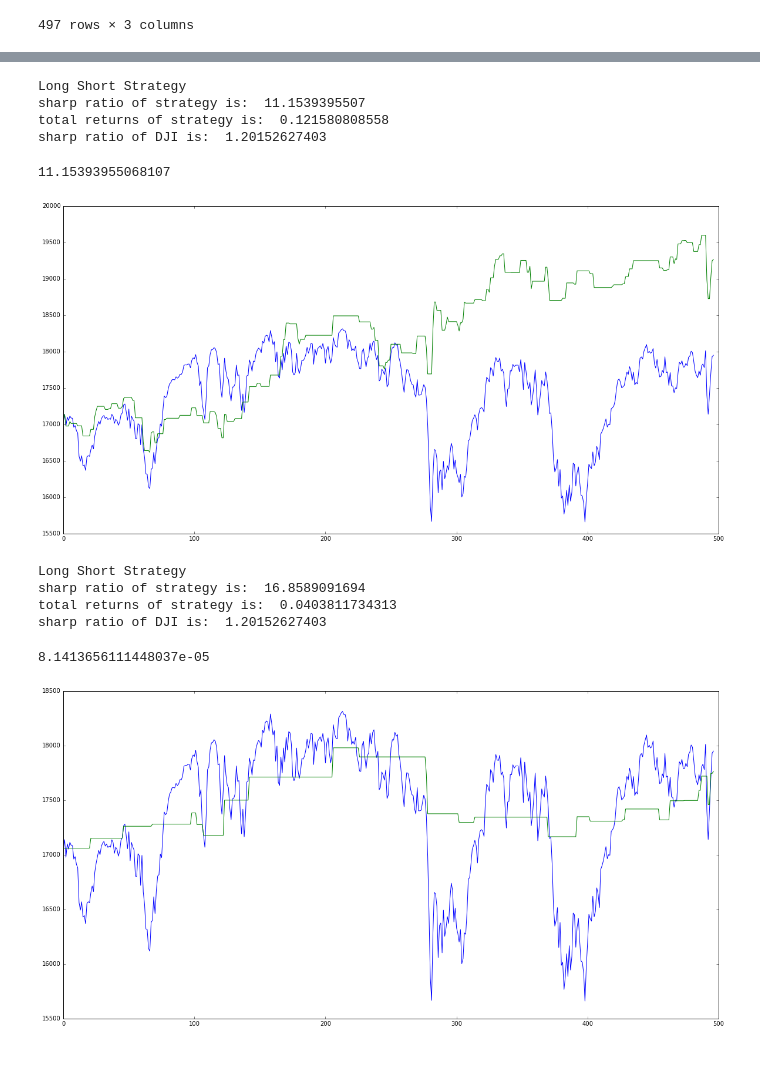
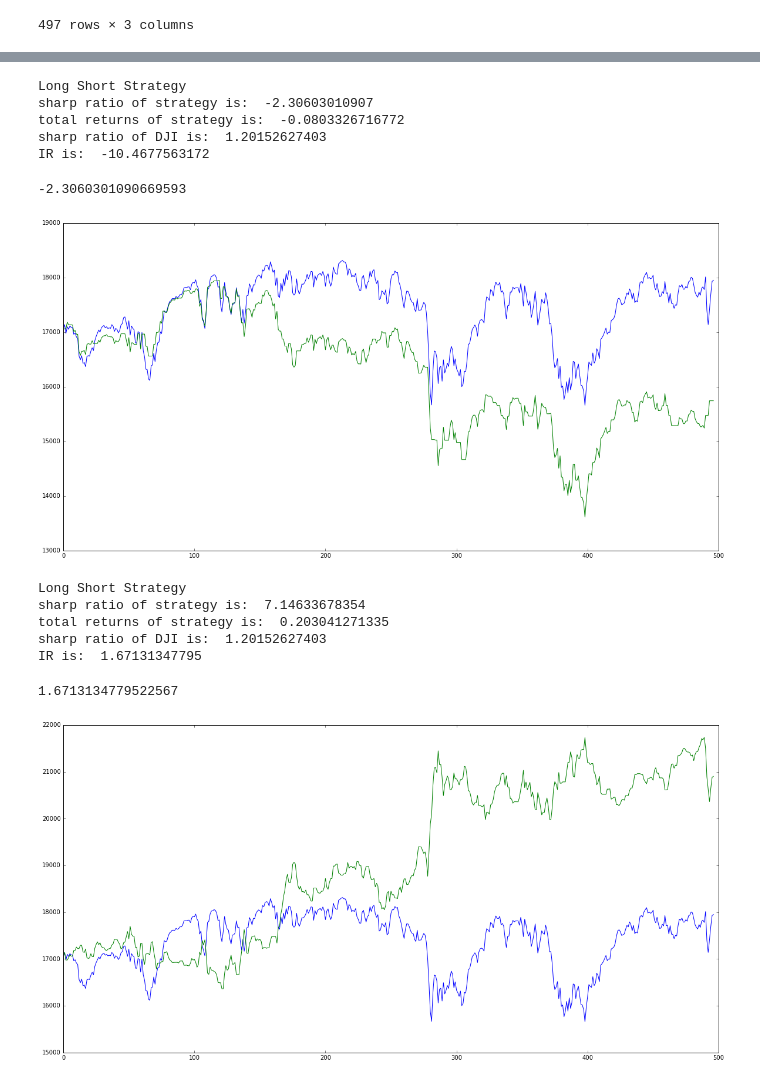
Before and after one commit to TZstatsADS/Fall2016-proj5-grp13, a Jupyter notebook: lib/main.ipynb, the cells around one changed output, grey strips where cells are left out. Saved outputs shown, nothing was run; the diff lists cells and outputs as text; code cells hidden in the pictures.

Commit message:
update correct data

```diff
--- a/lib/main.ipynb
+++ b/lib/main.ipynb
@@ -441,0 +314,10 @@ Type II error rate:  0.0684104627767
+# %%
+X_train, Y_train, X_test, Y_test, X, Y = dataselection(df[features_list], m=4)
+# %%
+para = {'n_neighbors': 11, 'algorithm': 'auto'}
+clf = KNeighborsClassifier(**para)
+clf = clf.fit(X_train, Y_train)
+y_prob = clf.predict_proba(X_train)
+y_prob = [item[0] for item in y_prob]
+# %%
+price = pd.read_csv('../data/DJIA_table.csv').iloc[0:1492][['Date','Close']]
@@ -455,31 +524,0 @@ returns.var()
-# %%
-def thereshold(m, n, short = False):
-    holding = range(len(operation))
-    holding[0] = price[0]
-    if short == True:
-        for i in range(1,len(operation)):
-            if operation[i] < m:
-                holding[i] = holding[i-1] + (price[i] - price[i-1])  #long
-            elif operation[i] > 1-n:
-                holding[i] = holding[i-1] - (price[i] - price[i-1])  #short
-            else:
-                holding[i] = holding[i-1]
-    else:
-        for i in range(1,len(operation)):
-            if operation[i] < m:
-                holding[i] = holding[i-1] + (price[i] - price[i-1])  #hold
-            else:
-                holding[i] = holding[i-1]
-    plt.plot(price)
-    plt.plot(holding)
-
-
-    dji = np.log(price[1:]) - np.log(price[0:-1])
-    returns = np.log(holding[1:]) - np.log(holding[0:-1])
-
-    print 'Long Short Strategy'
-    print 'sharp ratio of strategy is: ',returns.mean()/returns.var()
-    print 'total returns of strategy is: ',np.log(holding[-1]) - np.log(holding[0])
-    print 'sharp ratio of DJI is: ',dji.mean()/dji.var()
-
-    return returns.mean()
@@ -536,22 +525,24 @@ sharp ratio of DJI is:  1.20152627403
 # %%
 fig = plt.gcf()
 fig.set_size_inches(20, 10)
-thereshold(50/100.0, 50/100.0, False)
+thereshold(54/100.0, 54/100.0, False)
 # %% [output]
 Long Short Strategy
-sharp ratio of strategy is:  11.1539395507
-total returns of strategy is:  0.121580808558
+sharp ratio of strategy is:  -2.30603010907
+total returns of strategy is:  -0.0803326716772
 sharp ratio of DJI is:  1.20152627403
+IR is:  -10.4677563172
-11.15393955068107
+-2.3060301090669593
-[figure, old version]
+[figure, new version]
 # %%
 fig = plt.gcf()
 fig.set_size_inches(20, 10)
-thereshold(31/100.0, 31/100.0, False)
+thereshold(50/100.0, 45/100.0, True)
 # %% [output]
 Long Short Strategy
-sharp ratio of strategy is:  16.8589091694
-total returns of strategy is:  0.0403811734313
+sharp ratio of strategy is:  7.14633678354
+total returns of strategy is:  0.203041271335
 sharp ratio of DJI is:  1.20152627403
+IR is:  1.67131347795
-8.1413656111448037e-05
+1.6713134779522567
-[figure, old version]
+[figure, new version]
```
Also changed, not shown: parts of 34 cells of this notebook, 4 other files.
